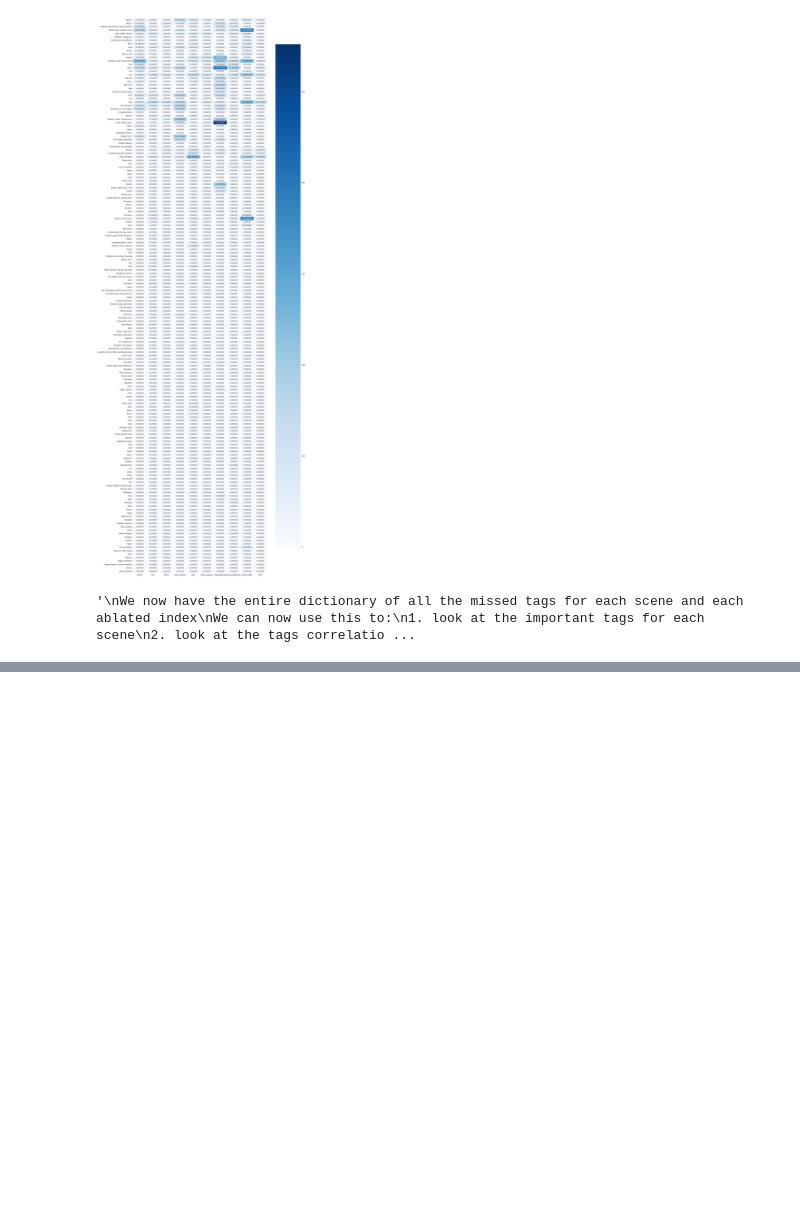
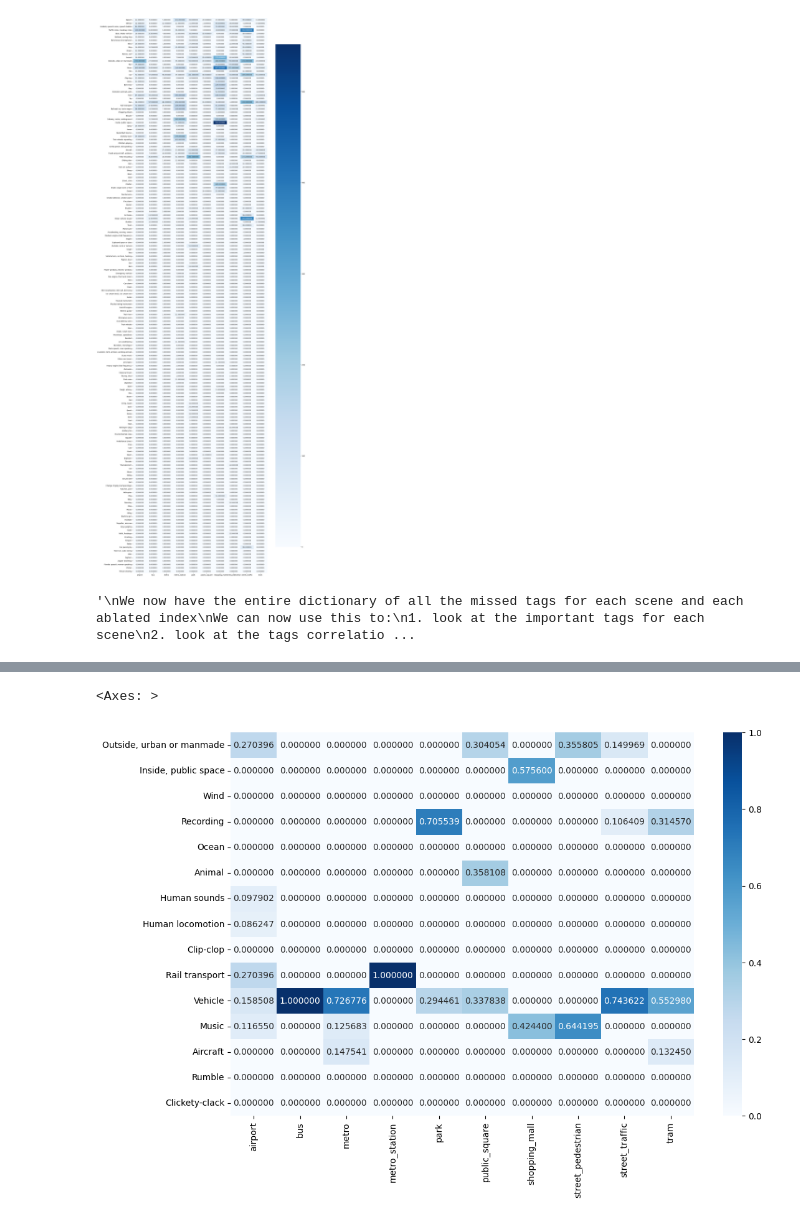
Before and after one commit to darshitttt/Scene_X_Events, a Jupyter notebook: proper_SceneEventsRel.ipynb, the cells around one changed output, grey strips where cells are left out. Drawn from its saved outputs; the diff is of its cells as text; code cells hidden in the pictures; blank space fills up the shorter version.

```diff
--- a/proper_SceneEventsRel.ipynb
+++ b/proper_SceneEventsRel.ipynb
@@ -162,0 +190,32 @@ And try to see if that makes semantic sense.
+# %%
+rearranged_filtered_tags = ['Outside, urban or manmade', 'Inside, public space', 'Wind', 'Recording', 'Ocean', 'Animal',
+ 'Human sounds', 'Human locomotion', 'Clip-clop', 'Rail transport', 'Vehicle', 'Music',
+ 'Aircraft', 'Rumble', 'Clickety-clack']
+# %%
+ablated_filtered_scene_tag_counts = defaultdict(dict)
+
+for scene in scene_labels:
+    for tag in rearranged_filtered_tags:
+        ablated_filtered_scene_tag_counts[scene][tag] = 0
+# %%
+ablated_tag_counts_scenewise_df = pd.DataFrame(ablated_tag_counts_scenewise)
+
+for scene in scene_labels:
+    total_ = selected_df['scene_preds'].value_counts()[scene] * len(scenewise_imp_indices[scene])
+
+    for index in ablated_tag_counts_scenewise_df.index:
+        tag = index
+        if (ablated_tag_counts_scenewise_df[scene][index])/total_ > 0.1:
+            if index in rearranged_filtered_tags:
+                ablated_filtered_scene_tag_counts[scene][index] += (ablated_tag_counts_scenewise_df[scene][index])
+            else:
+                while tag not in rearranged_filtered_tags:
+                    tag = get_immediate_parent_class_label(tag)
+                ablated_filtered_scene_tag_counts[scene][tag] += (ablated_tag_counts_scenewise_df[scene][index])
+# %%
+ablated_filtered_scene_tag_counts_df = pd.DataFrame(ablated_filtered_scene_tag_counts)
+
+for scene in scene_labels:
+    total_ = ablated_filtered_scene_tag_counts_df[scene].sum()
+    for tag in ablated_filtered_scene_tag_counts_df.index:
+        ablated_filtered_scene_tag_counts_df[scene][tag] = ablated_filtered_scene_tag_counts_df[scene][tag]/total_
@@ -162,0 +240,6 @@ And try to see if that makes semantic sense.
+# %%
+plt.figure(figsize=(12,8))
+sns.heatmap(ablated_filtered_scene_tag_counts_df, fmt='f', annot=True, cmap='Blues')
+# %% [output]
+<Axes: >
+[figure, added]
```
Also changed, not shown: parts of 3 cells of this notebook, 1 other file.
